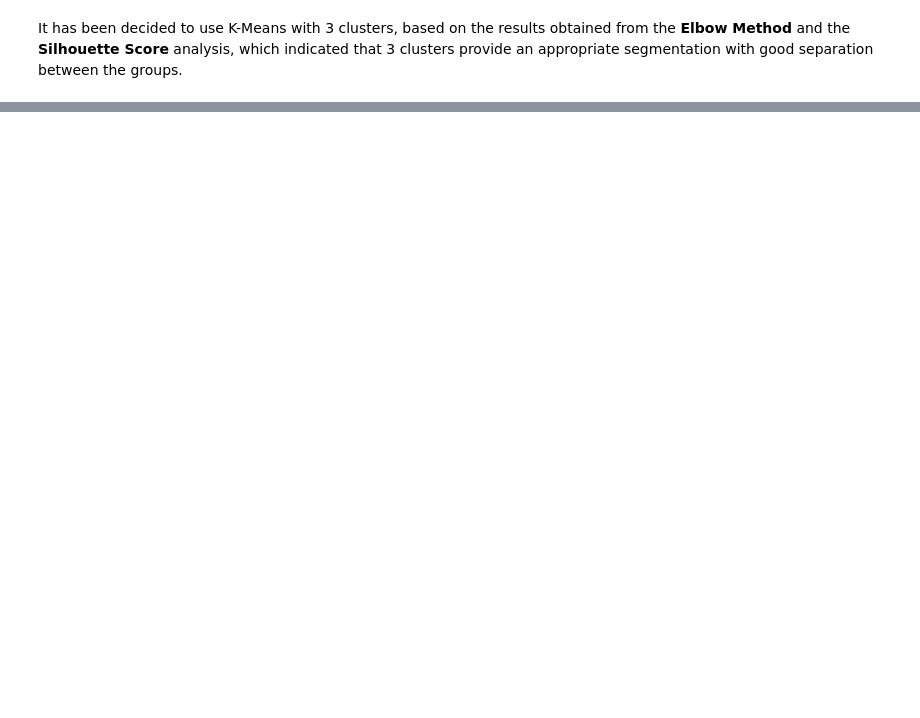
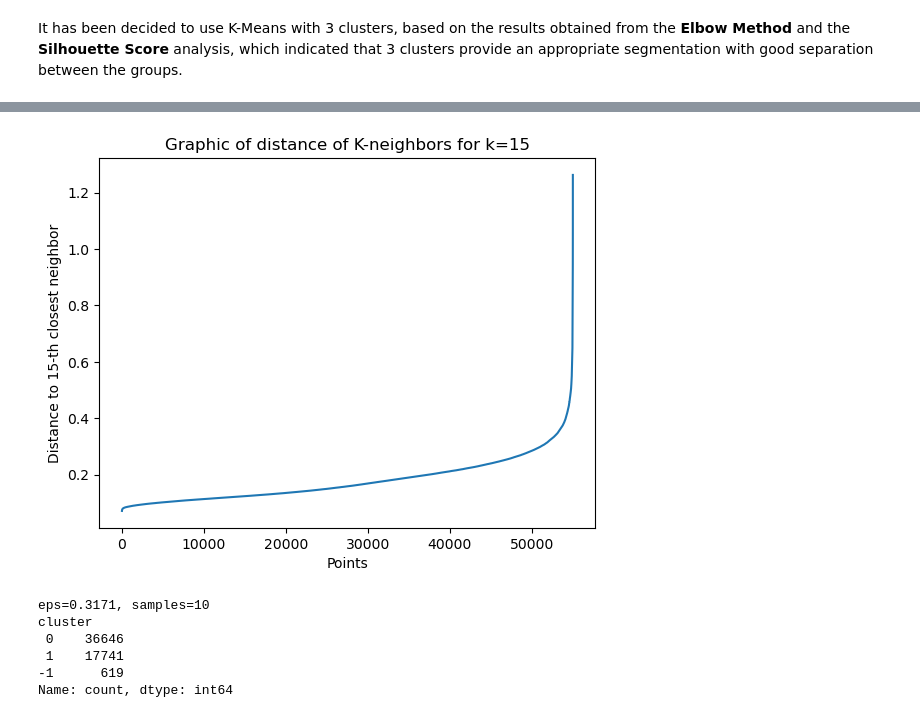
Before and after one commit to davexat/Client_Segmentation_Dashboard, a Jupyter notebook: notebooks/3.0_dsb_clustering_implementation.ipynb, the cells around one changed output, grey strips where cells are left out. Drawn from its saved outputs; the diff is of its cells as text; code cells hidden in the pictures; blank space fills up the shorter version.

Commit message:
UPDATE:dbscan implementation

```diff
--- a/notebooks/3.0_dsb_clustering_implementation.ipynb
+++ b/notebooks/3.0_dsb_clustering_implementation.ipynb
@@ -117,0 +133,17 @@ df_kmeans.groupby('cluster').mean()
+# %%
+# Determining value of eps
+from sklearn.neighbors import NearestNeighbors
+
+k = 15 # Also try with 4 or 6
+neighbors = NearestNeighbors(n_neighbors=k)
+neighbors_fit = neighbors.fit(df_scaled)
+distances, indices = neighbors_fit.kneighbors(df_scaled)
+distances = np.sort(distances[:, k-1], axis=0)
+
+plt.plot(distances)
+plt.title(f'Graphic of distance of K-neighbors for k={k}')
+plt.xlabel('Points')
+plt.ylabel(f'Distance to {k}-th closest neighbor')
+plt.show()
+# %% [output]
+[figure, added]
@@ -117,0 +156,10 @@ df_kmeans.groupby('cluster').mean()
+# %%
+print(f"eps={eps}, samples={min_samples}")
+print(df_dbscan['cluster'].value_counts())
+# %% [output]
+eps=0.3171, samples=10
+cluster
+ 0    36646
+ 1    17741
+-1      619
+Name: count, dtype: int64
```
Also changed, not shown: parts of 7 cells of this notebook.
